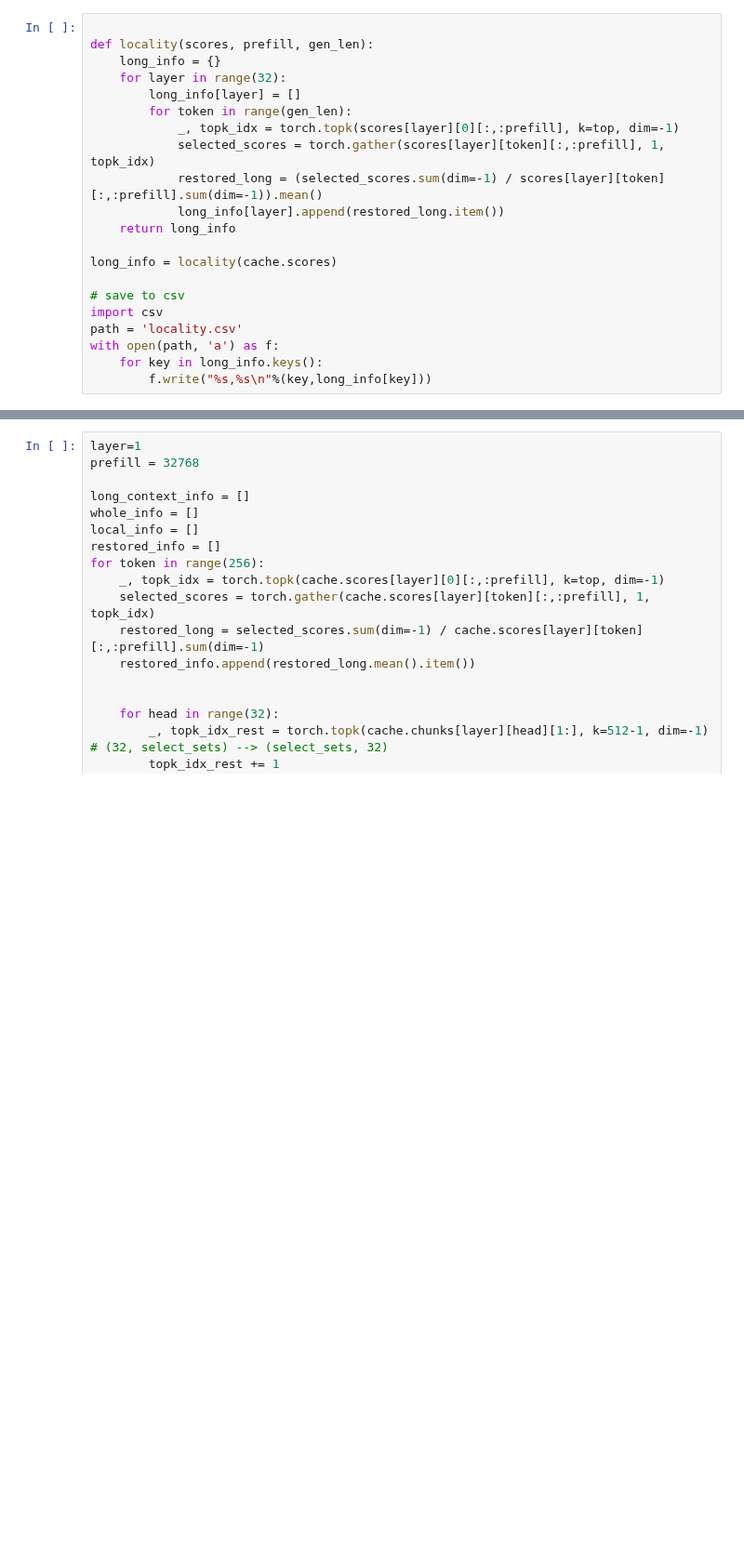
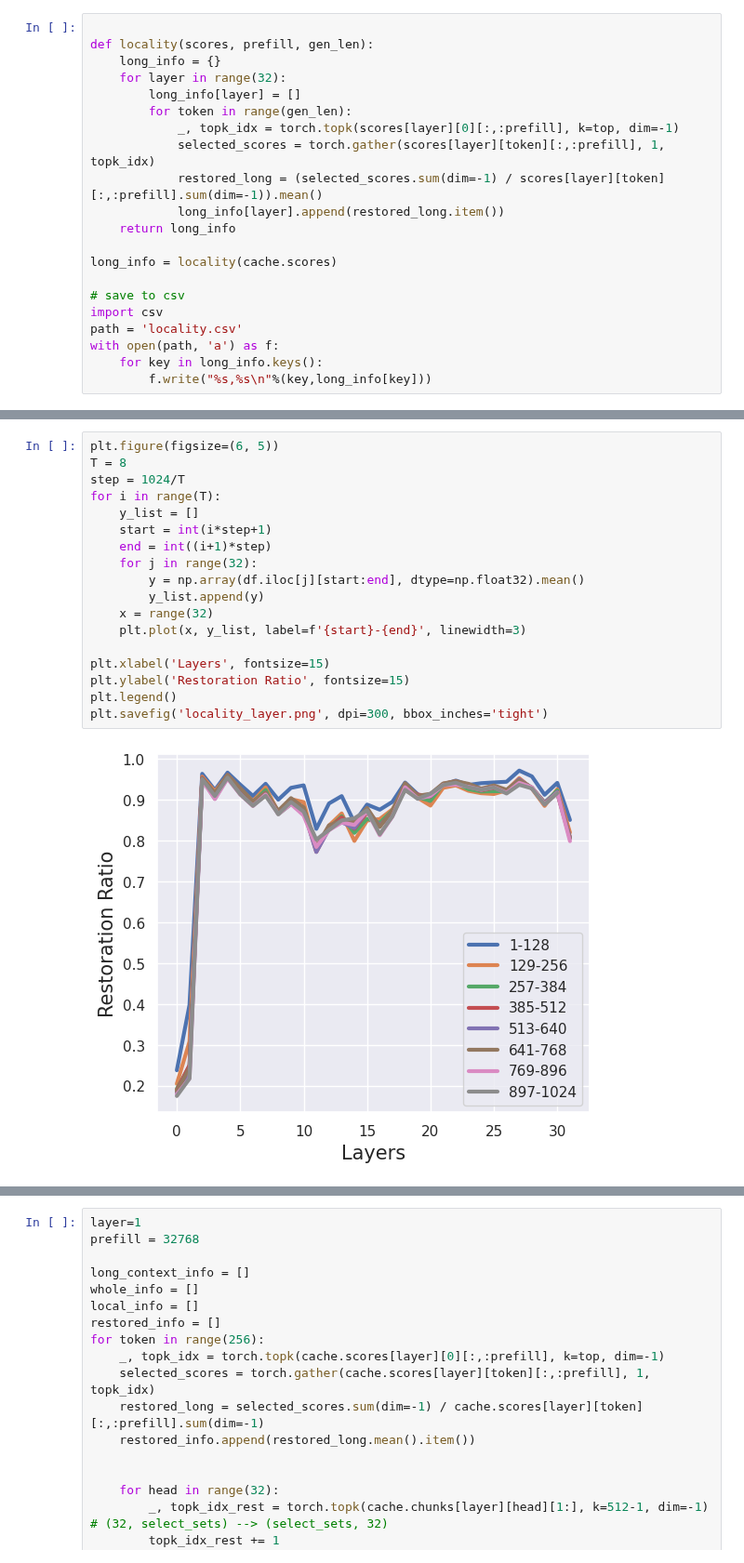
Before and after one commit to ranonrkm/TriForce-legacy, a Jupyter notebook: test.ipynb, the cells around one changed output, grey strips where cells are left out. Shown at 93% size. Cells and saved outputs as stored; diff of their text form; blank space fills up the shorter version.

```diff
--- a/test.ipynb
+++ b/test.ipynb
@@ -343,0 +305,20 @@ long_info
+# %%
+plt.figure(figsize=(6, 5))
+T = 8
+step = 1024/T
+for i in range(T):
+    y_list = []
+    start = int(i*step+1)
+    end = int((i+1)*step)
+    for j in range(32):
+        y = np.array(df.iloc[j][start:end], dtype=np.float32).mean()
+        y_list.append(y)
+    x = range(32)
+    plt.plot(x, y_list, label=f'{start}-{end}', linewidth=3)
+
+plt.xlabel('Layers', fontsize=15)
+plt.ylabel('Restoration Ratio', fontsize=15)
+plt.legend()
+plt.savefig('locality_layer.png', dpi=300, bbox_inches='tight')
+# %% [output]
+[figure, added]
```
Also changed, not shown: parts of 10 cells of this notebook, 8 other files.
